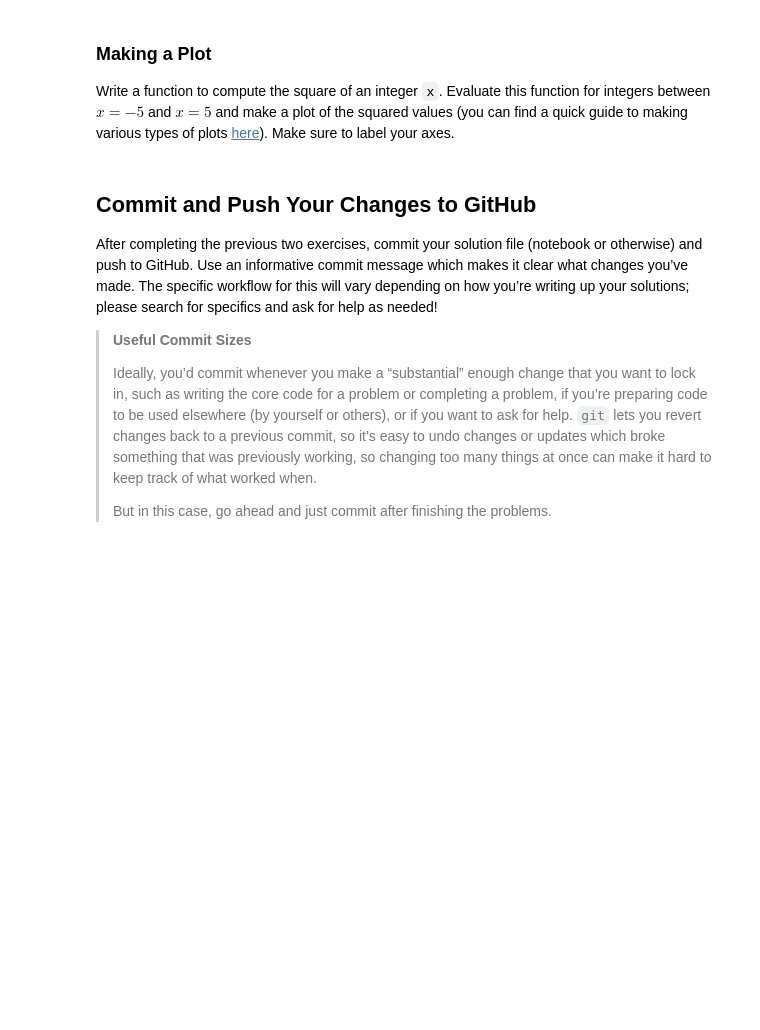
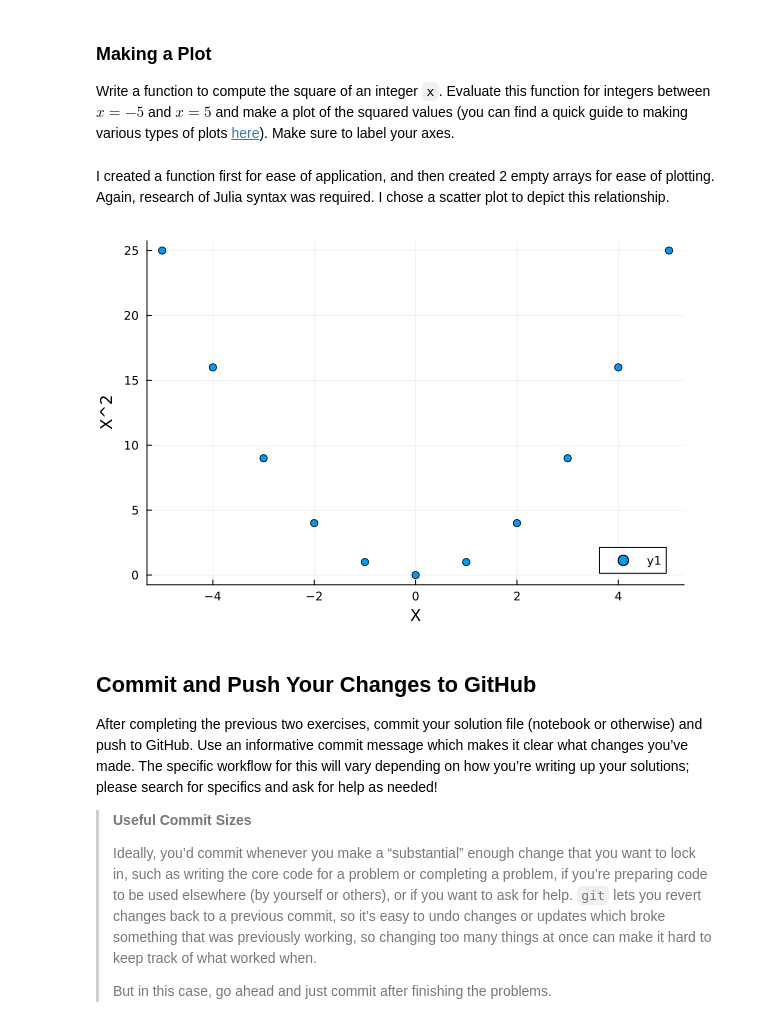
Before and after one commit to BEE4750-FA25/lab1-hollyarcher, a Jupyter notebook: lab01.ipynb, the cells around one changed output. Saved outputs shown, nothing was run; the diff lists cells and outputs as text; code cells hidden in the pictures; blank space fills up the shorter version.

Commit message:
changed plot

```diff
--- a/lab01.ipynb
+++ b/lab01.ipynb
@@ -261,8 +264,24 @@ squared values (you can find a quick guide to making various types of
 plots
 [here](https://viveks.me/environmental-systems-analysis/tutorials/julia-plots.html)).
 Make sure to label your axes.
+# %% [markdown]
+I created a function first for ease of application, and then created 2 empty arrays for ease of plotting. Again, research of Julia syntax was required. I chose a scatter plot to depict this relationship.
 # %%
 # insert your code here
+function square(x)
+    result = x*x
+    return (result)
+end
+Y=[]
+X=[]
+for x in -5:5
+    y = square(x)
+    push!(Y,y)
+    push!(X,x)
+end
+  scatter(X, Y, xlabel="X", ylabel="X^2")
+# %% [output]
+[figure, added]
 # %% [markdown]
 ## Commit and Push Your Changes to GitHub
 
```
Also changed, not shown: parts of 7 cells of this notebook.
